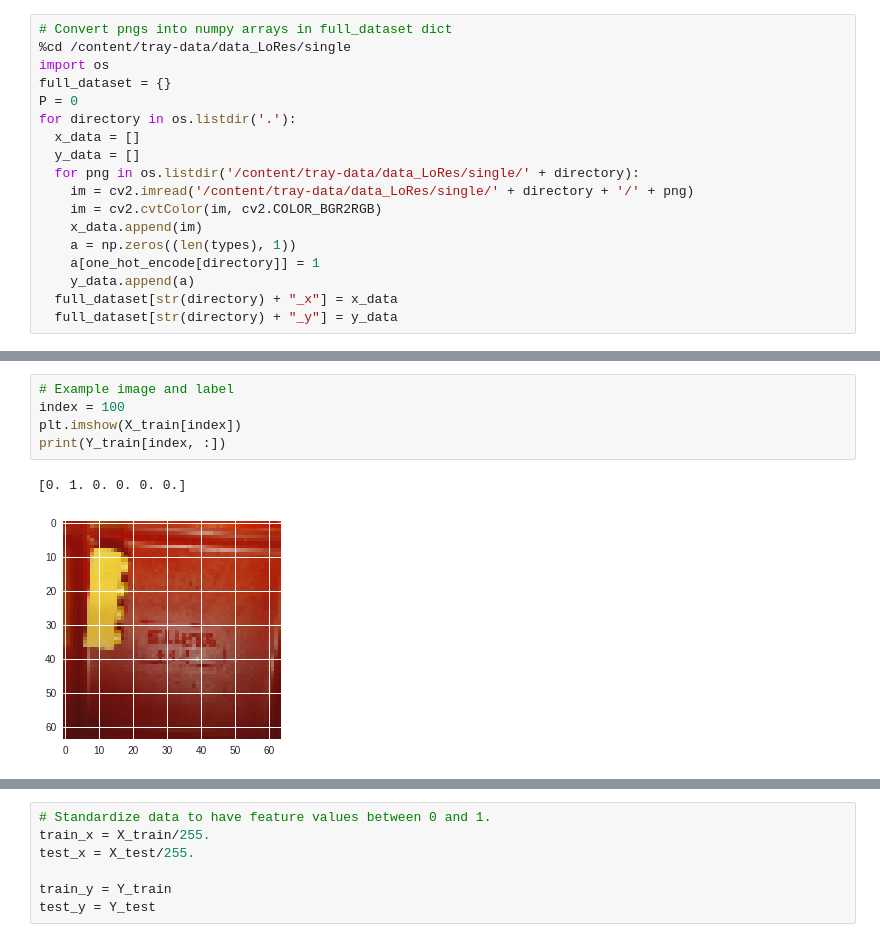
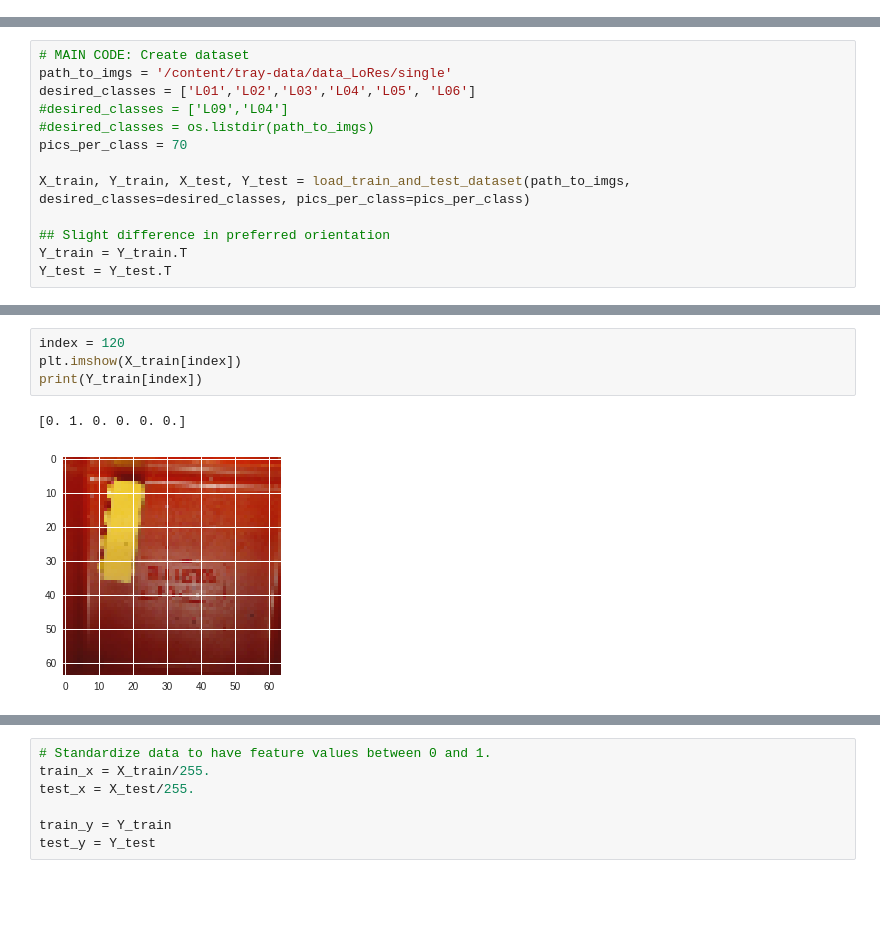
Before and after one commit to tylerlum/Tray_Image_Classifier_A, a Jupyter notebook: Tray_Image_Classifier_B.ipynb, the cells around one changed output, grey strips where cells are left out. Saved outputs shown, nothing was run; the diff lists cells and outputs as text; blank space fills up the shorter version.

```diff
--- a/Tray_Image_Classifier_B.ipynb
+++ b/Tray_Image_Classifier_B.ipynb
@@ -134,18 +69,0 @@ mv: cannot stat 'model*': No such file or directory
-# %%
-# Convert pngs into numpy arrays in full_dataset dict
-%cd /content/tray-data/data_LoRes/single
-import os
-full_dataset = {}
-P = 0
-for directory in os.listdir('.'):
-  x_data = []
-  y_data = []
-  for png in os.listdir('/content/tray-data/data_LoRes/single/' + directory):
-    im = cv2.imread('/content/tray-data/data_LoRes/single/' + directory + '/' + png)
-    im = cv2.cvtColor(im, cv2.COLOR_BGR2RGB)
-    x_data.append(im)
-    a = np.zeros((len(types), 1))
-    a[one_hot_encode[directory]] = 1
-    y_data.append(a)
-  full_dataset[str(directory) + "_x"] = x_data
-  full_dataset[str(directory) + "_y"] = y_data
@@ -235,0 +223,13 @@ print(Y_test.shape)
+# %%
+# MAIN CODE: Create dataset
+path_to_imgs = '/content/tray-data/data_LoRes/single'
+desired_classes = ['L01','L02','L03','L04','L05', 'L06']
+#desired_classes = ['L09','L04']
+#desired_classes = os.listdir(path_to_imgs)
+pics_per_class = 70
+
+X_train, Y_train, X_test, Y_test = load_train_and_test_dataset(path_to_imgs, desired_classes=desired_classes, pics_per_class=pics_per_class)
+
+## Slight difference in preferred orientation
+Y_train = Y_train.T
+Y_test = Y_test.T
@@ -236,8 +258,7 @@ print(Y_test.shape)
 # %%
-# Example image and label
-index = 100
+index = 120
 plt.imshow(X_train[index])
-print(Y_train[index, :])
+print(Y_train[index])
 # %% [output]
 [0. 1. 0. 0. 0. 0.]
-[figure, old version]
+[figure, new version]
```
Also changed, not shown: parts of 34 cells of this notebook.
